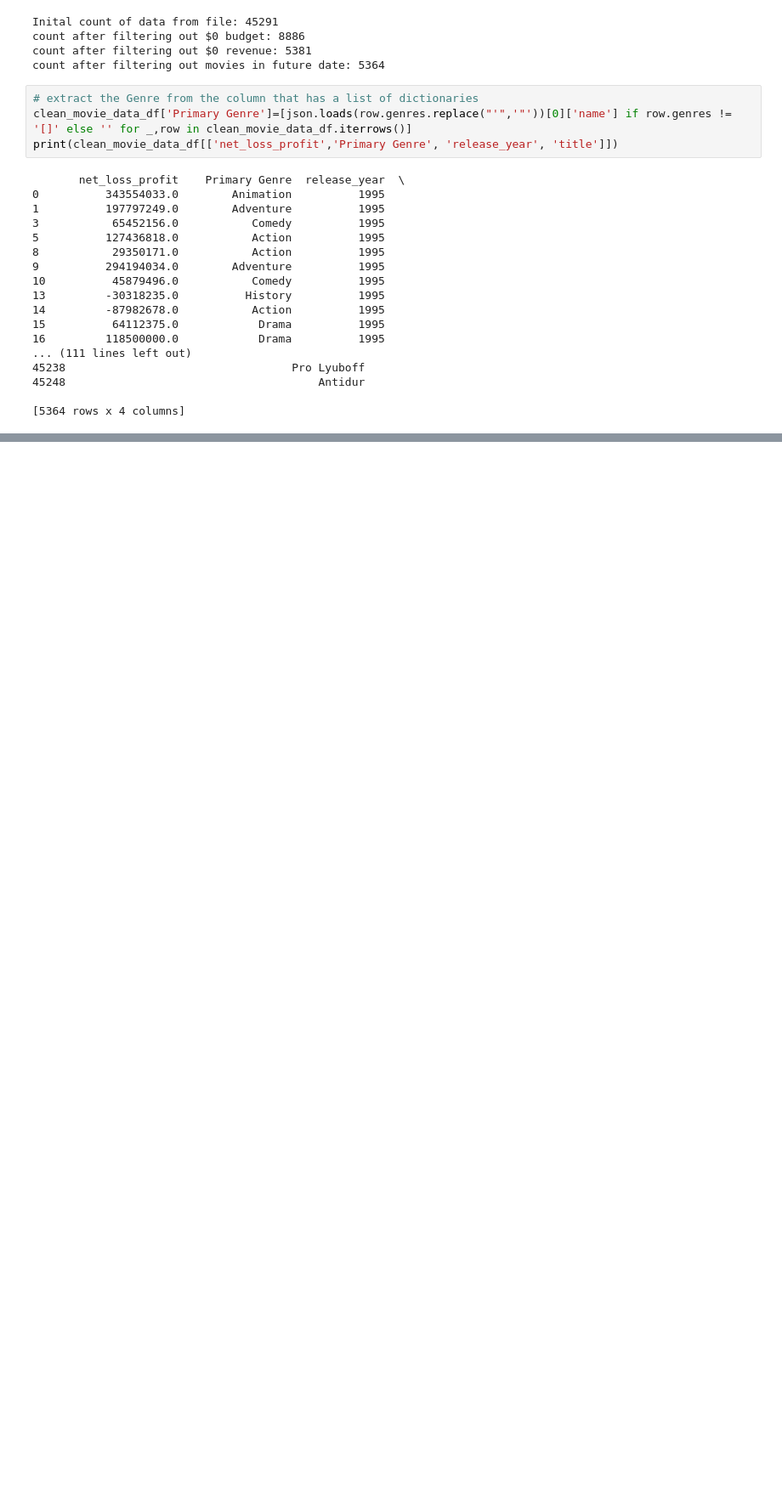
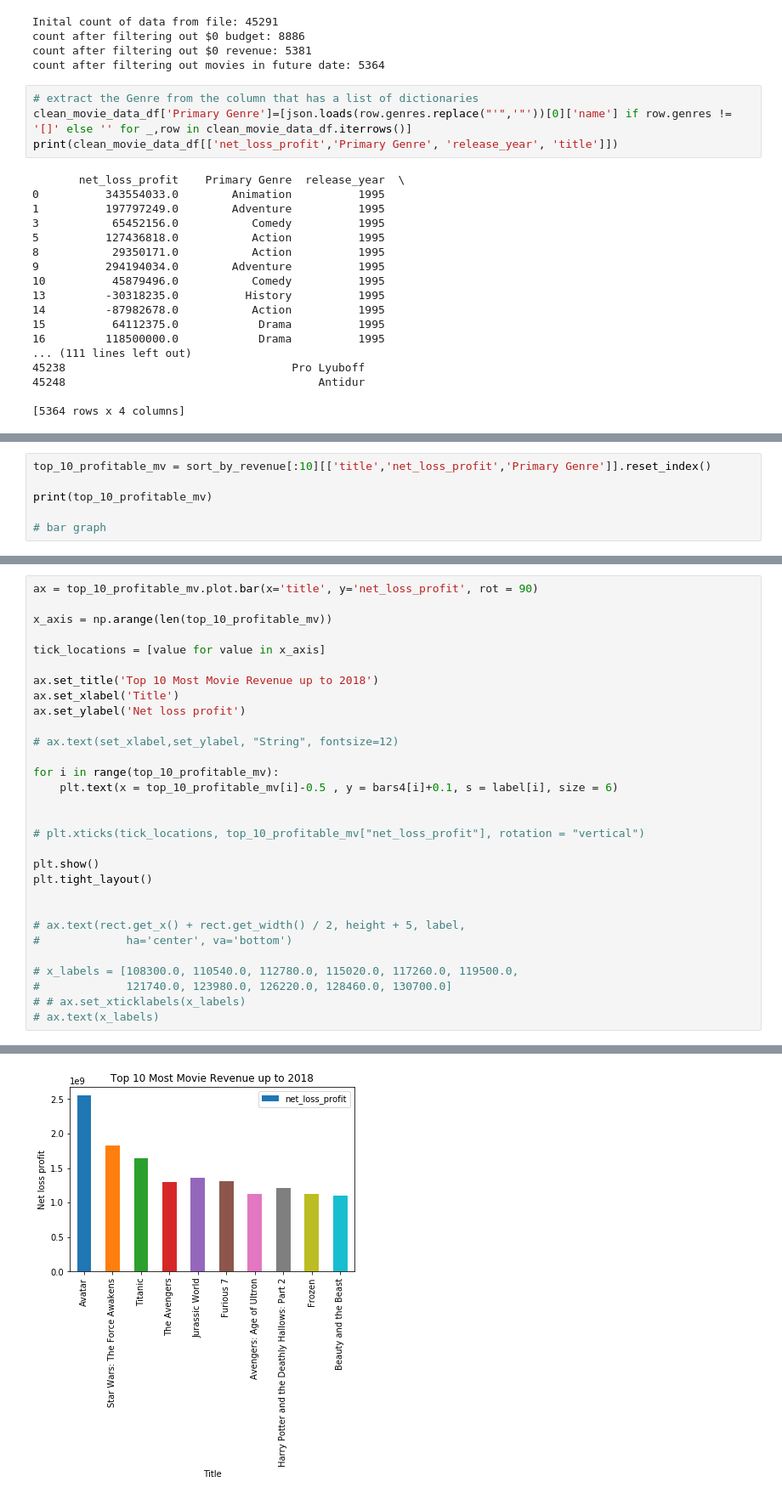
Before and after one commit to sarahshelden/Project1DataScience, a Jupyter notebook: movies.ipynb, the cells around one changed output, grey strips where cells are left out. Shown at 85% size. Drawn from its saved outputs; the diff is of its cells as text; blank space fills up the shorter version.

```diff
--- a/movies.ipynb
+++ b/movies.ipynb
@@ -79,0 +126,6 @@ print(clean_movie_data_df[['net_loss_profit','Primary Genre', 'release_year', 't
+# %%
+top_10_profitable_mv = sort_by_revenue[:10][['title','net_loss_profit','Primary Genre']].reset_index()
+
+print(top_10_profitable_mv)
+
+# bar graph
@@ -79,0 +150,31 @@ print(clean_movie_data_df[['net_loss_profit','Primary Genre', 'release_year', 't
+# %%
+ax = top_10_profitable_mv.plot.bar(x='title', y='net_loss_profit', rot = 90)
+
+x_axis = np.arange(len(top_10_profitable_mv))
+
+tick_locations = [value for value in x_axis]
+
+ax.set_title('Top 10 Most Movie Revenue up to 2018')
+ax.set_xlabel('Title')
+ax.set_ylabel('Net loss profit')
+
+# ax.text(set_xlabel,set_ylabel, "String", fontsize=12)
+
+for i in range(top_10_profitable_mv):
+    plt.text(x = top_10_profitable_mv[i]-0.5 , y = bars4[i]+0.1, s = label[i], size = 6)
+
+
+# plt.xticks(tick_locations, top_10_profitable_mv["net_loss_profit"], rotation = "vertical")
+
+plt.show()
+plt.tight_layout()
+
+
+# ax.text(rect.get_x() + rect.get_width() / 2, height + 5, label,
+#             ha='center', va='bottom')
+
+# x_labels = [108300.0, 110540.0, 112780.0, 115020.0, 117260.0, 119500.0,
+#             121740.0, 123980.0, 126220.0, 128460.0, 130700.0]
+# # ax.set_xticklabels(x_labels)
+# ax.text(x_labels)
+# %% [output]
@@ -79,0 +182 @@ print(clean_movie_data_df[['net_loss_profit','Primary Genre', 'release_year', 't
+[figure, added]
```
Also changed, not shown: parts of 3 cells of this notebook, 1 other file.
